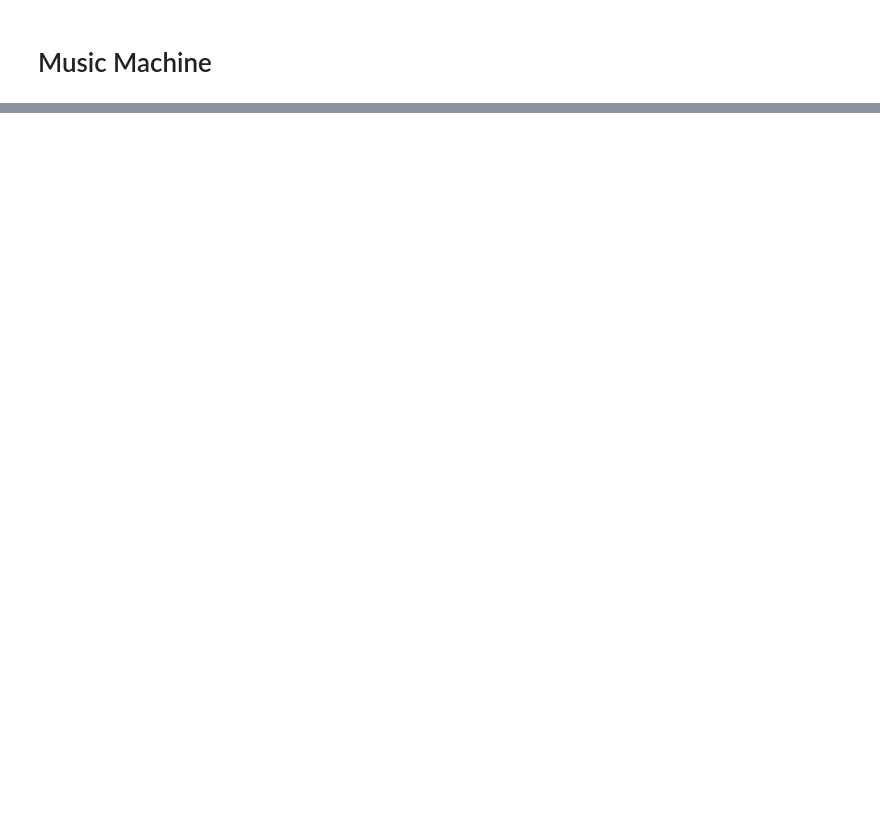
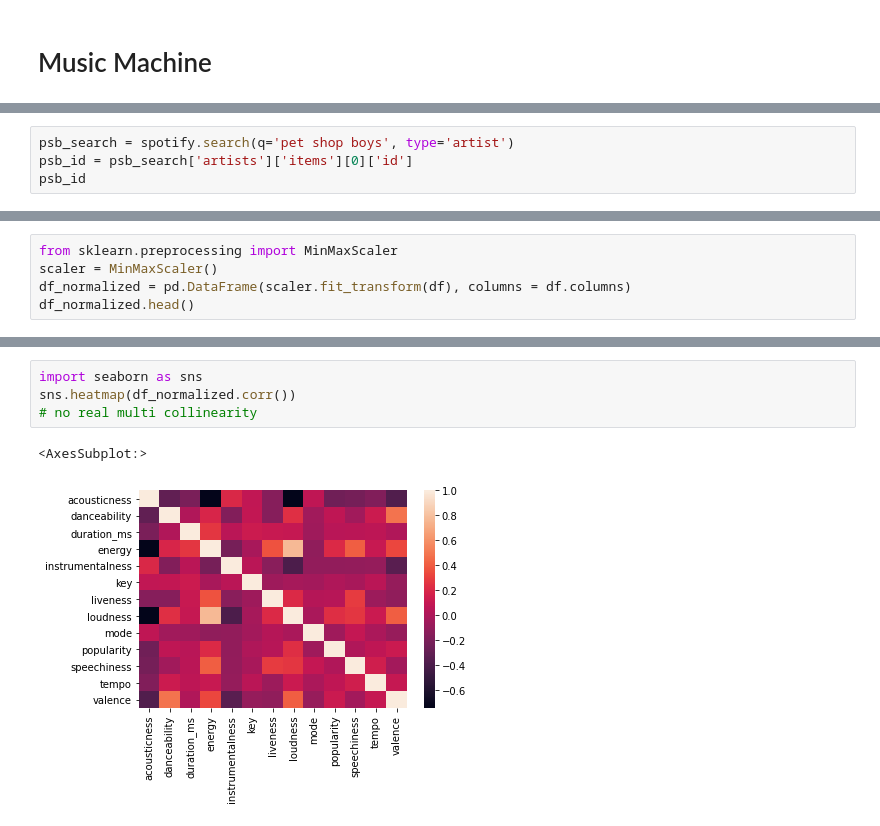
Before and after one commit to ninahew/music_machine, a Jupyter notebook: code/Marvelous Music Machine.ipynb, the cells around one changed output, grey strips where cells are left out. Drawn from its saved outputs; the diff is of its cells as text; blank space fills up the shorter version.

Commit message:
Pulled data, cleaned it and checked for correlation

```diff
--- a/code/Marvelous Music Machine.ipynb
+++ b/code/Marvelous Music Machine.ipynb
@@ -28,0 +24,4 @@ disco_70s['items'][0]['track']['id']
+# %%
+psb_search = spotify.search(q='pet shop boys', type='artist')
+psb_id = psb_search['artists']['items'][0]['id']
+psb_id
@@ -46,0 +85,5 @@ for track in tracks:
+# %%
+from sklearn.preprocessing import MinMaxScaler
+scaler = MinMaxScaler()
+df_normalized = pd.DataFrame(scaler.fit_transform(df), columns = df.columns)
+df_normalized.head()
@@ -46,0 +97,7 @@ for track in tracks:
+# %%
+import seaborn as sns
+sns.heatmap(df_normalized.corr())
+# no real multi collinearity
+# %% [output]
+<AxesSubplot:>
+[figure, added]
```
Also changed, not shown: parts of 11 cells of this notebook, 1 other file.
